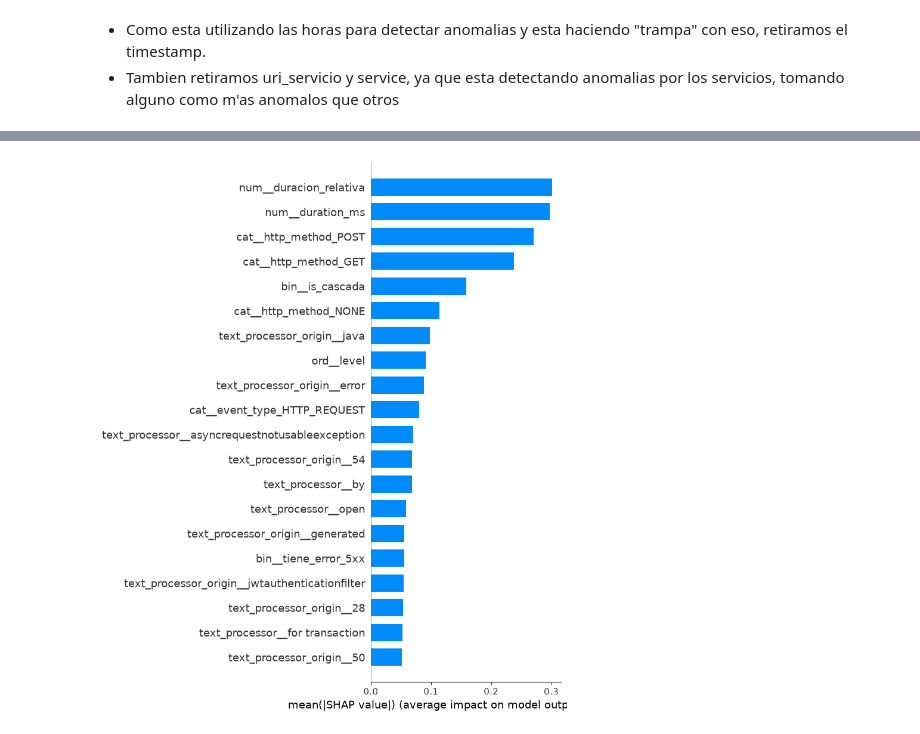
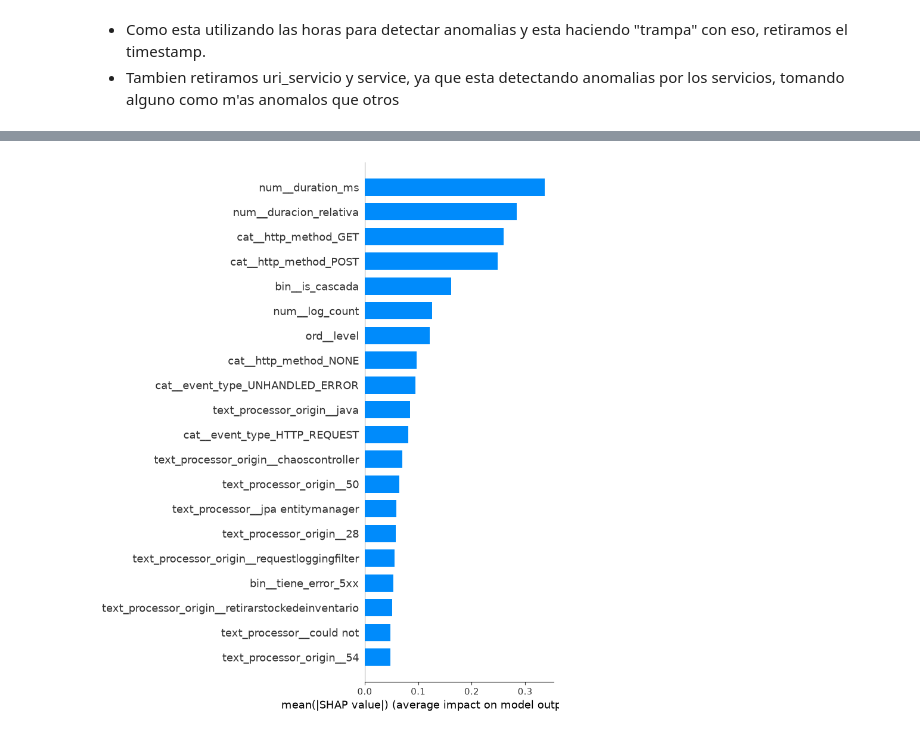
Before and after one commit to Faprin/Analizador-de-Causa-Ra-z-RCA-para-Sistemas-Distribuidos, a Jupyter notebook: ml-predictions/notebooks/01_Isolation_TF-IDF_Investigation.ipynb, the cells around one changed output, grey strips where cells are left out. Cells and saved outputs as stored; diff of their text form; code cells hidden in the pictures.

Commit message:
feature: First step model
Fichero que va a contener el primer modelo estable de la aplicacion. incluye toda la documentación

```diff
--- a/ml-predictions/notebooks/01_Isolation_TF-IDF.ipynb
+++ b/ml-predictions/notebooks/01_Isolation_TF-IDF_Investigation.ipynb
@@ -107,3 +107,7 @@ error_origin         str
 traceId              str
 uri_servicio         str
 dtype: object
+# %%
+# Contamos los logs que genero una misma peticion (conocemos que si son 2 suele ser fallo, puede ser una buena medida)
+cdf['log_count'] = cdf.groupby(['traceId', 'service'])['traceId'].transform('count')
+cdf['log_count'].value_counts()
@@ -131,7 +140,8 @@ agregaciones = {
     'error_type': lambda x: ' | '.join(x.dropna().astype(str).unique()),
     'error_message': lambda x: ' | '.join(x.dropna().astype(str).unique()),
     'error_origin': lambda x: ' | '.join(x.dropna().astype(str).unique()),
-    'uri_servicio': 'first'
+    'uri_servicio': 'first',
+    'log_count':'max'
 }
 
 # 4. AGRUPACIÓN FINAL
@@ -536,7 +560,3 @@ df_clear = marcar_cascada(df_clear)
 # %% [markdown]
 - Como esta utilizando las horas para detectar anomalias y esta haciendo "trampa" con eso, retiramos el timestamp.
 - Tambien retiramos uri_servicio y service, ya que esta detectando anomalias por los servicios, tomando alguno como m'as anomalos que otros
-# %%
-# Contamos los logs que genero una misma peticion (conocemos que si son 2 suele ser fallo, puede ser una buena medida)
-df_clear['log_count'] = df_clear.groupby(['traceId', 'service'])['traceId'].transform('count')
-df_clear['log_count'].value_counts()
@@ -557,8 +573,7 @@ num_scaler = Pipeline(steps = [
 
 param_grid = {
     # Ajustes para el TF-IDF
-    # 'preprocessor__text_processor__vectorizador__max_features': [10, 30, 50, 100],
-    'preprocessor__text_processor__vectorizador__max_features': [10, 30, 50],
+    'preprocessor__text_processor__vectorizador__max_features': [10, 30, 50, 100],
     'preprocessor__text_processor__vectorizador__ngram_range': [(1, 1), (1, 2)], # Probar palabras sueltas vs pares de palabras
     'preprocessor__text_processor__vectorizador__max_df': [0.7, 0.9],
     'preprocessor__text_processor__vectorizador__min_df': [1, 2],
@@ -570,8 +585,8 @@ param_grid = {
 
 preprocessor = ColumnTransformer(transformers=[
     ("cat", categorical_scaler, ["event_type", "http_method"]),
-    ("num", num_scaler, ["duration_ms", "duracion_relativa"]),
-    ("bin", "passthrough", ["tiene_error_5xx", "is_cascada", "log_count"]),
+    ("num", num_scaler, ["duration_ms", "duracion_relativa", "log_count"]),
+    ("bin", "passthrough", ["tiene_error_5xx", "is_cascada"]),
     # ("ts", timestamp_pipeline, ["@timestamp"]),
     ("ord", level_pipeline, ["level"]),
     ('text_processor', tf_pipeline, "texto_completo"),
@@ -629,18 +644,18 @@ Mejor f1-score: 0.8371543234716923
 # %%
 # cogemos el preprocesador y el modelo
 preproc_model=isolation_model.named_steps['preprocessor']
 model_if=isolation_model.named_steps['model']
 
 # cogemos el nombre de las colum y transofrmamos el test
 nombre_features=preproc_model.get_feature_names_out()
-X_test_transformado= preproc_model.transform(X_test).toarray()
+X_test_transformado= preproc_model.transform(X_test)
 
 explainer=shap.TreeExplainer(model_if)
 shap_values=explainer.shap_values(X_test_transformado)
 plt.figure(figsize=(10,6))
 shap.summary_plot(shap_values, X_test_transformado, feature_names=nombre_features, plot_type="bar")
 # %% [output]
-[figure, old version]
+[figure, new version]
 # %%
 X_test.head()
 # %% [output]
```
Also changed, not shown: parts of 18 cells of this notebook, 1 other file.
